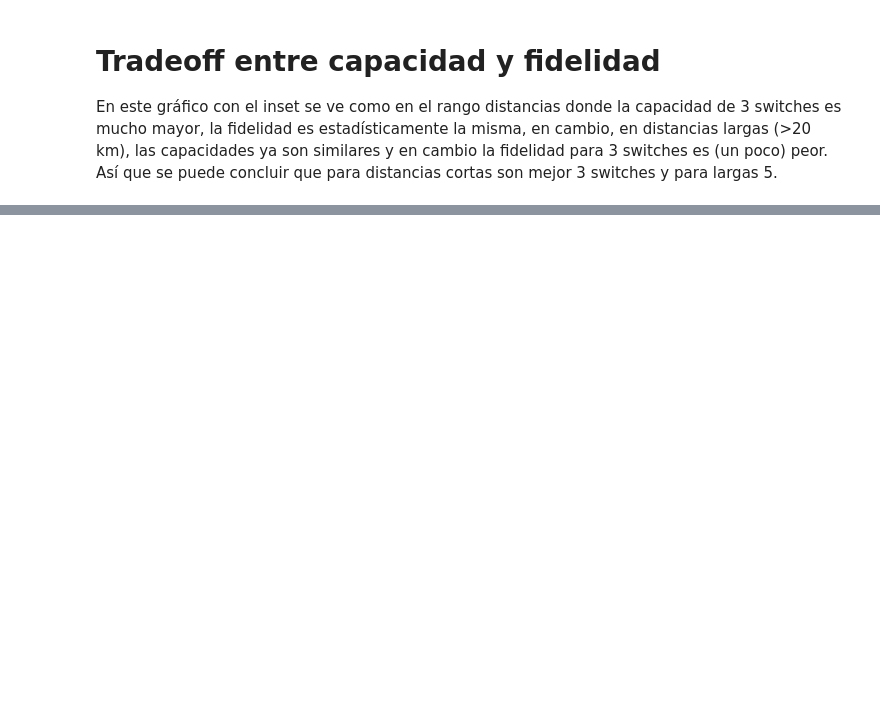
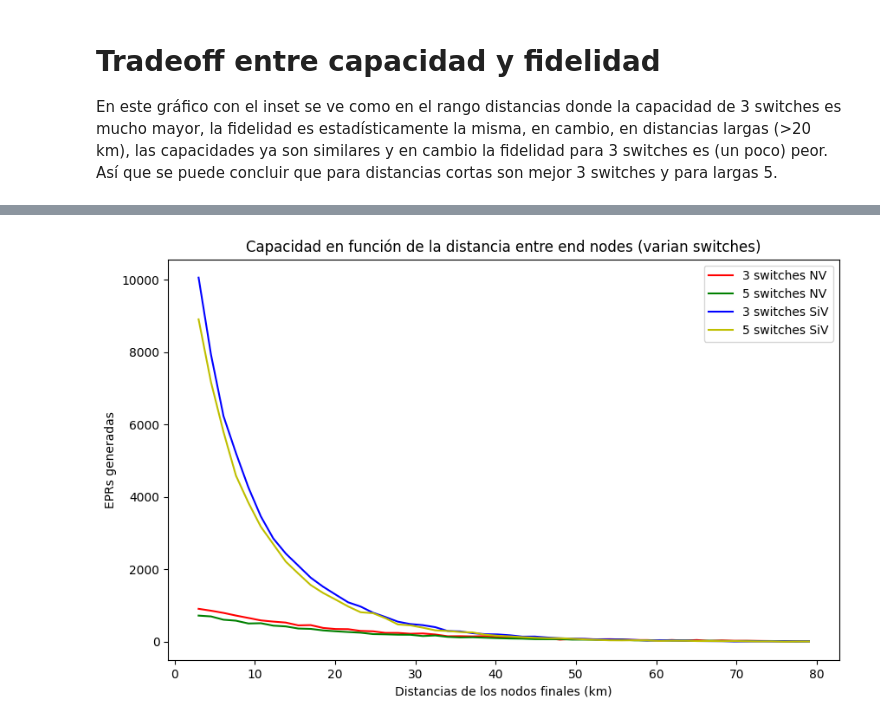
Before and after one commit to davidpcuvigo/quantumcity, a Jupyter notebook: graficosTFM/Pruebas11a14.ipynb, the cells around one changed output, grey strips where cells are left out. Drawn from its saved outputs; the diff is of its cells as text; code cells hidden in the pictures; blank space fills up the shorter version.

```diff
--- a/graficosTFM/Pruebas11a14.ipynb
+++ b/graficosTFM/Pruebas11a14.ipynb
@@ -62,0 +87,17 @@ inset_ax.legend()
+# %%
+# Plot the results
+plt.figure(figsize=(10, 6))
+plt.plot(df1['EPS'], color='r',label='3 switches NV')
+plt.plot(df2['EPS'], color='g', label='5 switches NV')
+plt.plot(df3['EPS'], color='b',label='3 switches SiV')
+plt.plot(df4['EPS'], color='y', label='5 switches SiV')
+
+
+plt.xlabel('Distancias de los nodos finales (km)')
+plt.ylabel('EPRs generadas')
+plt.title('Capacidad en función de la distancia entre end nodes (varian switches)')
+plt.legend()
+#plt.grid(True)
+plt.show()
+# %% [output]
+[figure, added]
```
Also changed, not shown: parts of 5 cells of this notebook, 39 other files.
